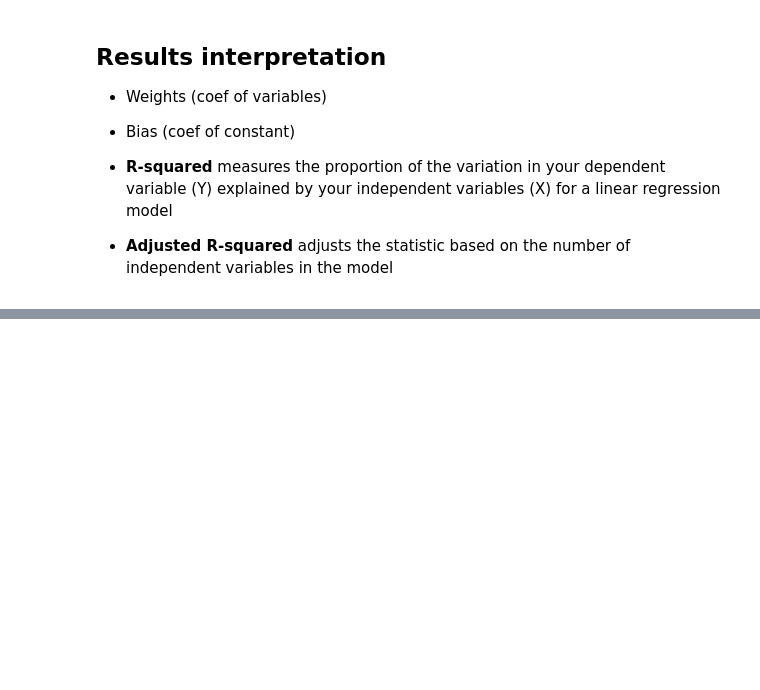
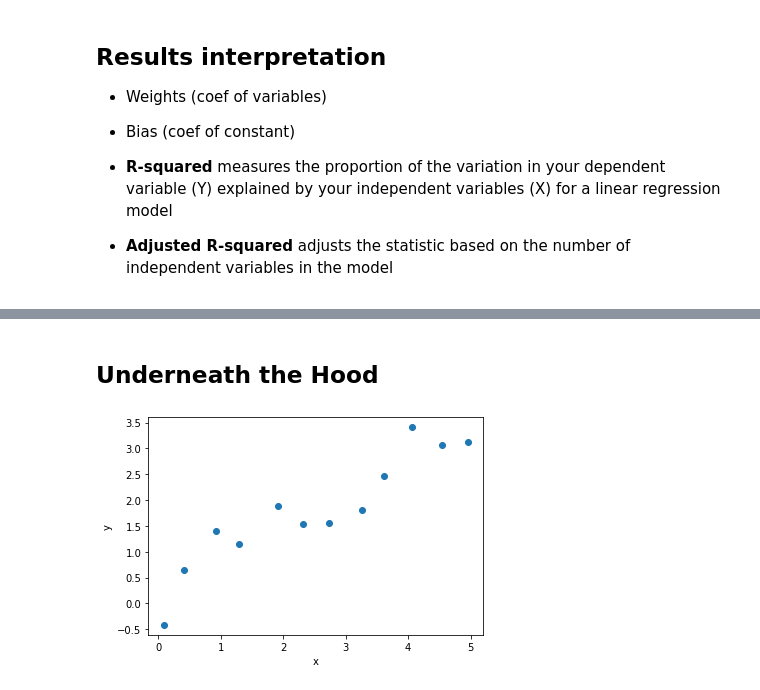
Before and after one commit to sedv8808/LighthouseLabs, a Jupyter notebook: W04D3/W04D3_intro_to_ml_and_lr.ipynb, the cells around one changed output, grey strips where cells are left out. Saved outputs shown, nothing was run; the diff lists cells and outputs as text; code cells hidden in the pictures; blank space fills up the shorter version.

```diff
--- a/W04D3/W04D3_intro_to_ml_and_lr.ipynb
+++ b/W04D3/W04D3_intro_to_ml_and_lr.ipynb
@@ -398,0 +422,15 @@ lr.score(X_test, y_test)
+# %% [markdown]
+## Underneath the Hood
+# %%
+n = 12
+d = 2
+
+x = np.linspace(0,5,n)  + np.random.randn(n)*0.05
+y = x*0.7 + np.random.randn(n)*0.5
+X = x[:,None]
+
+plt.scatter(x,y)
+plt.xlabel('x')
+plt.ylabel('y');
+# %% [output]
+[figure, added]
```
Also changed, not shown: parts of 31 cells of this notebook.
